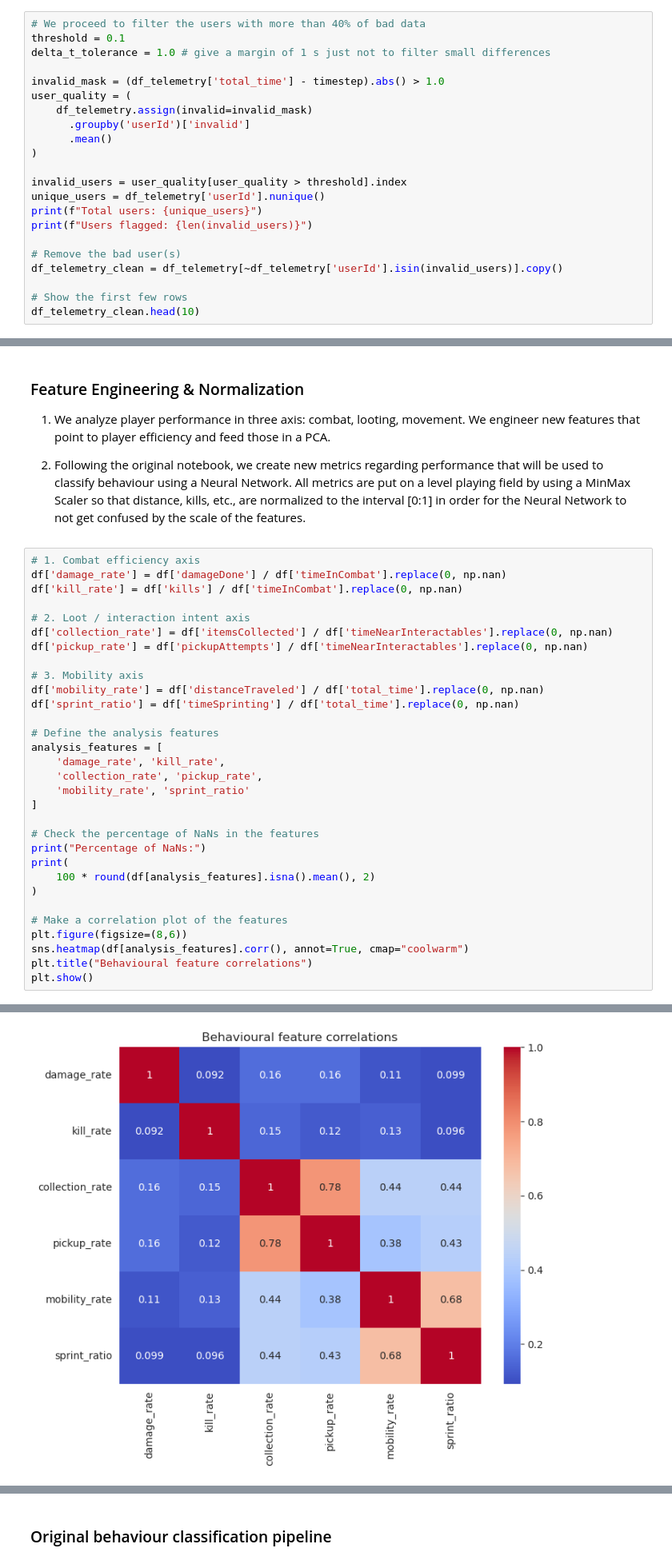
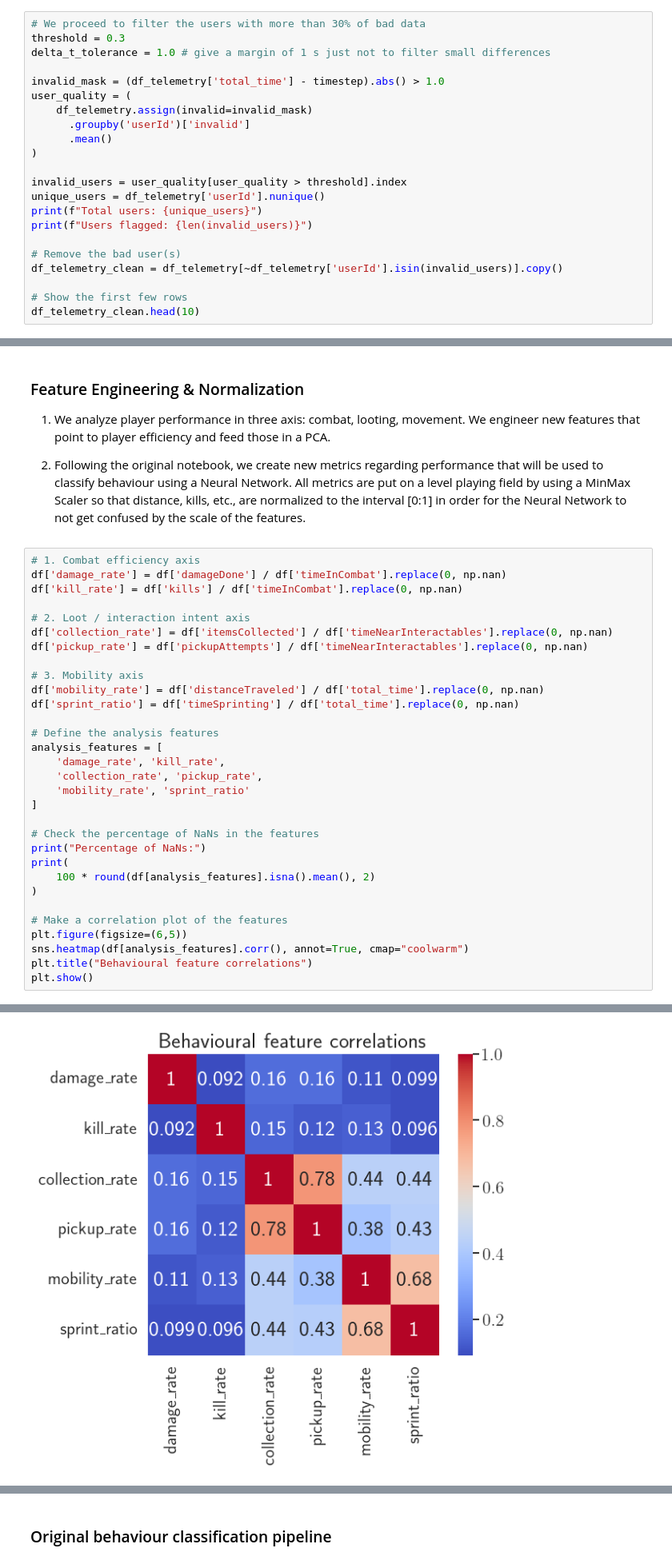
Before and after one commit to santimda/AURA_players-analysis, a Jupyter notebook: analysis.ipynb, the cells around one changed output, grey strips where cells are left out. Shown at 80% size. Drawn from its saved outputs; the diff is of its cells as text.

```diff
--- a/analysis.ipynb
+++ b/analysis.ipynb
@@ -132,8 +135,8 @@ min         7.500000
 max       201.500000
 Name: total_time, dtype: float64
 # %%
-# We proceed to filter the users with more than 40% of bad data
-threshold = 0.1
+# We proceed to filter the users with more than 30% of bad data
+threshold = 0.3
 delta_t_tolerance = 1.0 # give a margin of 1 s just not to filter small differences
 
 invalid_mask = (df_telemetry['total_time'] - timestep).abs() > 1.0
@@ -396,35 +414,35 @@ df['pickup_rate'] = df['pickupAttempts'] / df['timeNearInteractables'].replace(0
 # 3. Mobility axis
 df['mobility_rate'] = df['distanceTraveled'] / df['total_time'].replace(0, np.nan)
 df['sprint_ratio'] = df['timeSprinting'] / df['total_time'].replace(0, np.nan)
 
 # Define the analysis features
 analysis_features = [
     'damage_rate', 'kill_rate',
     'collection_rate', 'pickup_rate',
     'mobility_rate', 'sprint_ratio'
 ]
 
 # Check the percentage of NaNs in the features
 print("Percentage of NaNs:")
 print(
     100 * round(df[analysis_features].isna().mean(), 2)
 )
 
 # Make a correlation plot of the features
-plt.figure(figsize=(8,6))
+plt.figure(figsize=(6,5))
 sns.heatmap(df[analysis_features].corr(), annot=True, cmap="coolwarm")
 plt.title("Behavioural feature correlations")
 plt.show()
 # %% [output]
 Percentage of NaNs:
 damage_rate        47.0
 kill_rate          47.0
 collection_rate    36.0
 pickup_rate        36.0
 mobility_rate       0.0
 sprint_ratio        0.0
 dtype: float64
-[figure, old version]
+[figure, new version]
 # %%
 # Take the mean values for each player to feed the PCA
 player_features = (
```
Also changed, not shown: parts of 11 cells of this notebook, 9 other files.
